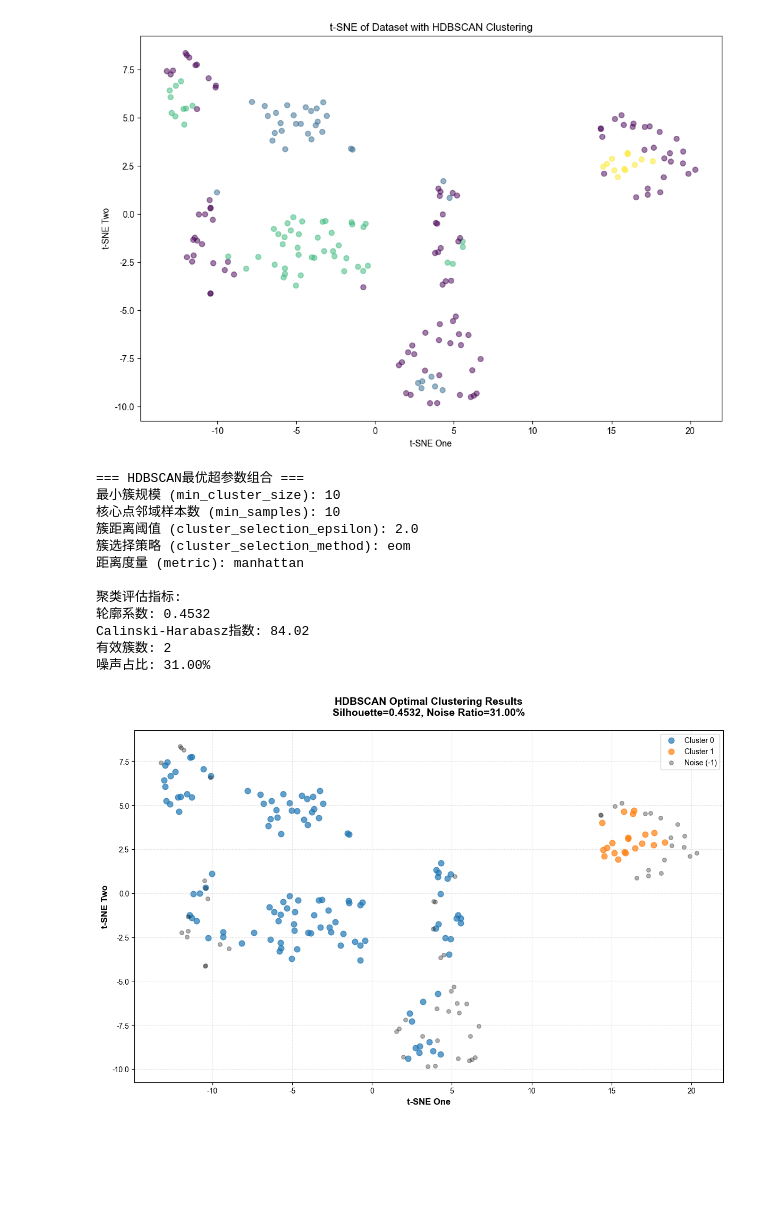
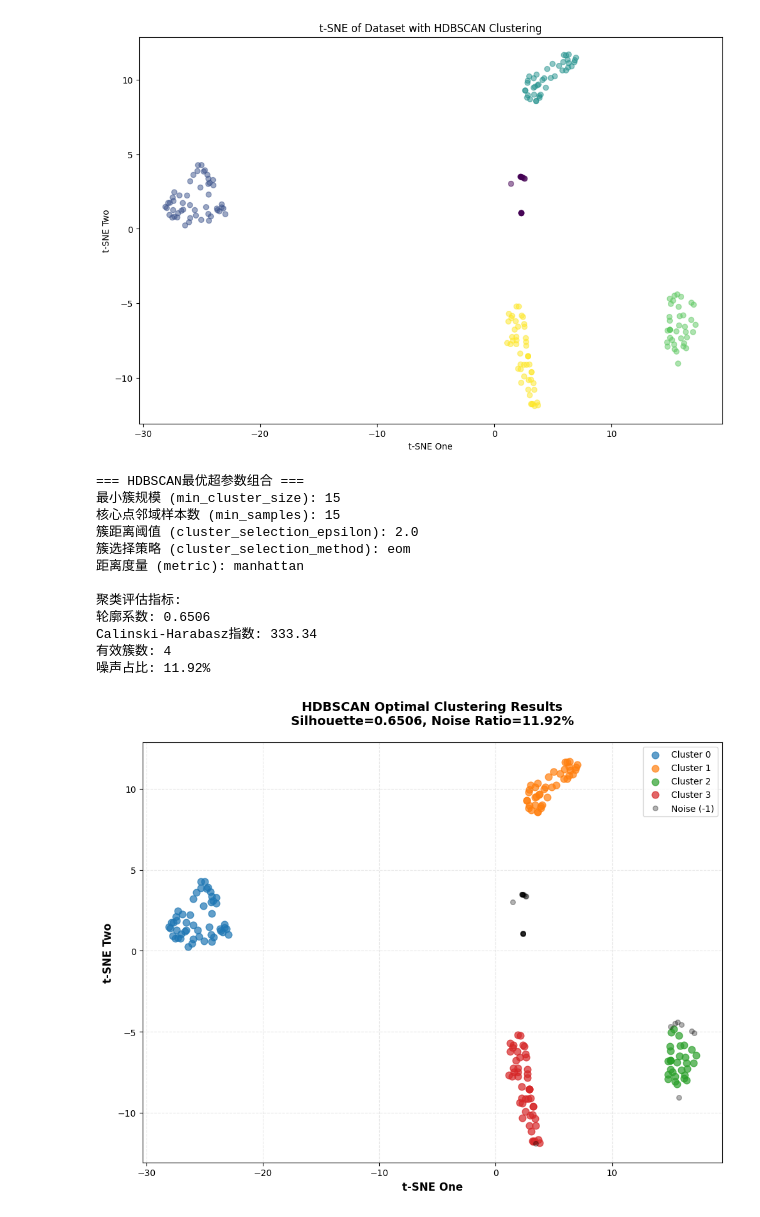
Before and after one commit to Pseudonymous-gdy/Data-Mining-Project, a Jupyter notebook: clustering.ipynb, the cells around one changed output. Saved outputs shown, nothing was run; the diff lists cells and outputs as text; code cells hidden in the pictures; blank space fills up the shorter version.

```diff
--- a/clustering.ipynb
+++ b/clustering.ipynb
@@ -5,7 +5,7 @@ import matplotlib.pyplot as plt
 import sklearn
 from sklearn.preprocessing import StandardScaler
 flag = True  # Set this flag as needed
-name = "Preprocessed_Data.csv" if flag == True else "Mall_Customers.csv"
+name = "Preprocessed_Data_new.csv" if flag == True else "Mall_Customers.csv"
 df = pd.read_csv(name)
 if name == "Mall_Customers.csv":
     df = df.drop(columns=['CustomerID'])
@@ -405,4 +407,5 @@ display(cluster_metrics)
 # %%
+# 初次HDBSCAN聚类
 from sklearn.cluster import HDBSCAN
 # import tSNE
 from sklearn.manifold import TSNE
@@ -434,7 +437,7 @@ plt.ylabel('t-SNE Two')
 plt.title('t-SNE of Dataset with HDBSCAN Clustering')
 plt.show()
 # %% [output]
-[figure, old version]
+[figure, new version]
 # %%
 # 4. HDBSCAN超参网格搜索（核心：遍历关键参数组合）
 param_grid = {
@@ -508,17 +511,17 @@ print(f"有效簇数: {best_candidate['n_clusters']}")
 print(f"噪声占比: {best_candidate['noise_ratio']:.2%}")
 # %% [output]
 === HDBSCAN最优超参数组合 ===
-最小簇规模 (min_cluster_size): 10
-核心点邻域样本数 (min_samples): 10
+最小簇规模 (min_cluster_size): 15
+核心点邻域样本数 (min_samples): 15
 簇距离阈值 (cluster_selection_epsilon): 2.0
 簇选择策略 (cluster_selection_method): eom
 距离度量 (metric): manhattan
 
 聚类评估指标:
-轮廓系数: 0.4532
-Calinski-Harabasz指数: 84.02
-有效簇数: 2
-噪声占比: 31.00%
+轮廓系数: 0.6506
+Calinski-Harabasz指数: 333.34
+有效簇数: 4
+噪声占比: 11.92%
 # %%
 # 6. 最优结果可视化（原始数据聚类 + t-SNE降维展示）
 # t-SNE降维（仅用于可视化，不影响聚类结果）
@@ -533,7 +536,7 @@ vis_df = pd.DataFrame({
 })
 
 # 绘制聚类散点图（噪声点用黑色标记）
-plt.figure(figsize=(12, 8))
+plt.figure(figsize=(10, 8))
 # 绘制有效簇（排除噪声）
 for cluster in set(vis_df['Cluster']) - {-1}:
     mask = vis_df['Cluster'] == cluster
@@ -542,31 +545,31 @@ for cluster in set(vis_df['Cluster']) - {-1}:
         vis_df.loc[mask, 't-SNE Two'],
         alpha=0.7,
         s=60,
         label=f'Cluster {cluster}'
     )
 # 绘制噪声点（黑色，透明度降低）
 noise_mask = vis_df['Cluster'] == -1
 plt.scatter(
     vis_df.loc[noise_mask, 't-SNE One'],
     vis_df.loc[noise_mask, 't-SNE Two'],
     c='black',
     alpha=0.3,
     s=30,
     label='Noise (-1)'
 )
 
 # 图表样式
 plt.xlabel('t-SNE One', fontsize=12, fontweight='bold')
 plt.ylabel('t-SNE Two', fontsize=12, fontweight='bold')
 plt.title(
     f'HDBSCAN Optimal Clustering Results\nSilhouette={best_candidate["silhouette_score"]:.4f}, Noise Ratio={best_candidate["noise_ratio"]:.2%}',
     fontsize=14,
     fontweight='bold',
     pad=20
 )
 plt.legend(fontsize=10, loc='upper right')
 plt.grid(alpha=0.3, linestyle='--')
 plt.tight_layout()
 plt.show()
 # %% [output]
-[figure, old version]
+[figure, new version]
```
Also changed, not shown: parts of 30 cells of this notebook, 1 other file.
